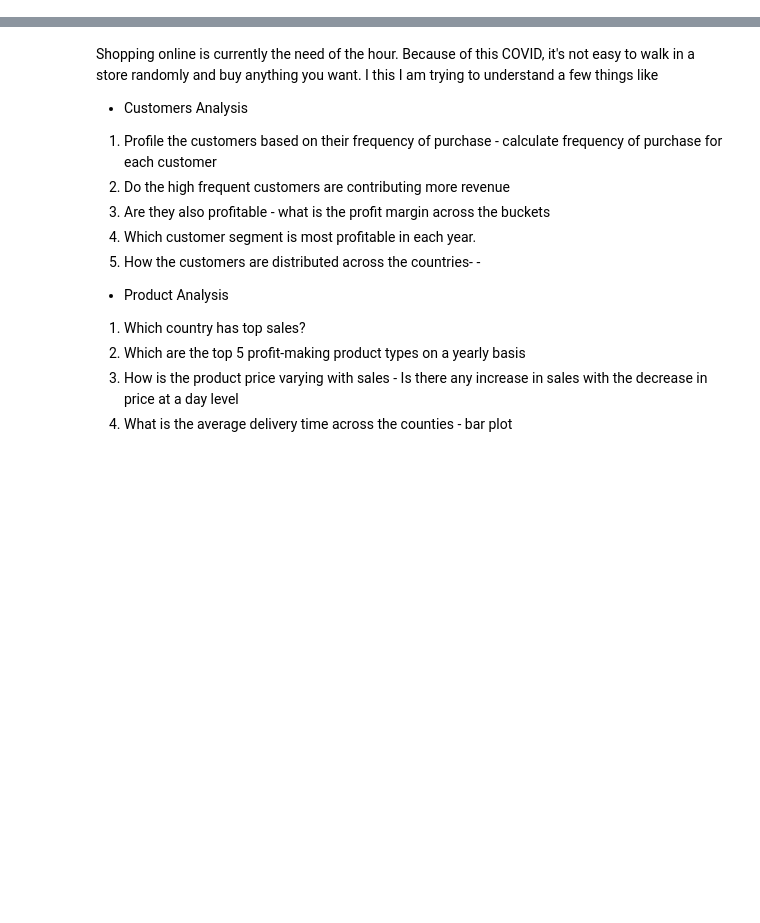
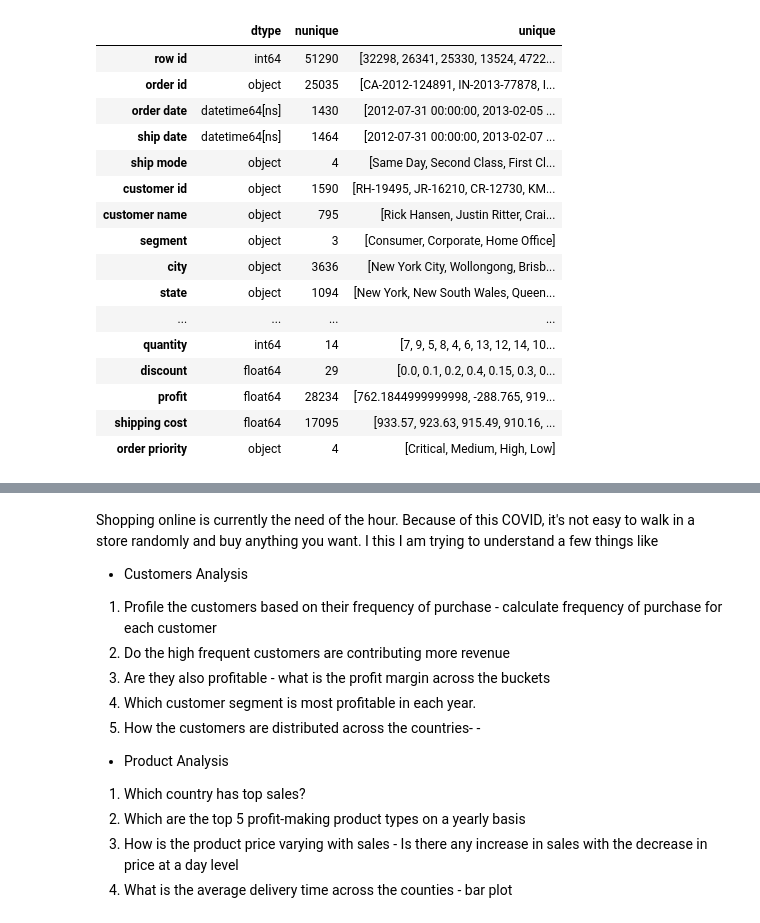
Before and after one commit to annugit1655/Global-Superstore-Project, a Jupyter notebook: notebooks/order-return-customer-product-analysis.ipynb, the cells around one changed output, grey strips where cells are left out. Saved outputs shown, nothing was run; the diff lists cells and outputs as text; code cells hidden in the pictures; blank space fills up the shorter version.

```diff
--- a/notebooks/order-return-customer-product-analysis.ipynb
+++ b/notebooks/order-return-customer-product-analysis.ipynb
@@ -0,0 +29,6 @@
+# %%
+pd.set_option('display.max_columns', None)
+pd.set_option('display.max_rows', None)
+pd.set_option('display.max_info_rows', 1000)
+import warnings
+warnings.filterwarnings('ignore')
@@ -0,0 +198,26 @@
+# %%
+## **Number Formatting and Category Consistency**
+dtype_df = pd.DataFrame({
+    'dtype': order_df.dtypes,
+    'nunique': order_df.nunique(),
+    'unique' : [order_df[col].unique() for col in order_df.columns]
+}, index=order_df.columns)
+dtype_df
+# %% [output]
+|  | dtype | nunique | unique |
+| row id | int64 | 51290 | [32298, 26341, 25330, 13524, 4722... |
+| order id | object | 25035 | [CA-2012-124891, IN-2013-77878, I... |
+| order date | datetime64[ns] | 1430 | [2012-07-31 00:00:00, 2013-02-05 ... |
+| ship date | datetime64[ns] | 1464 | [2012-07-31 00:00:00, 2013-02-07 ... |
+| ship mode | object | 4 | [Same Day, Second Class, First Cl... |
+| customer id | object | 1590 | [RH-19495, JR-16210, CR-12730, KM... |
+| customer name | object | 795 | [Rick Hansen, Justin Ritter, Crai... |
+| segment | object | 3 | [Consumer, Corporate, Home Office] |
+| city | object | 3636 | [New York City, Wollongong, Brisb... |
+| state | object | 1094 | [New York, New South Wales, Queen... |
+| ... | ... | ... | ... |
+| quantity | int64 | 14 | [7, 9, 5, 8, 4, 6, 13, 12, 14, 10... |
+| discount | float64 | 29 | [0.0, 0.1, 0.2, 0.4, 0.15, 0.3, 0... |
+| profit | float64 | 28234 | [762.1844999999998, -288.765, 919... |
+| shipping cost | float64 | 17095 | [933.57, 923.63, 915.49, 910.16, ... |
+| order priority | object | 4 | [Critical, Medium, High, Low] |
```
Also changed, not shown: parts of 29 cells of this notebook.
